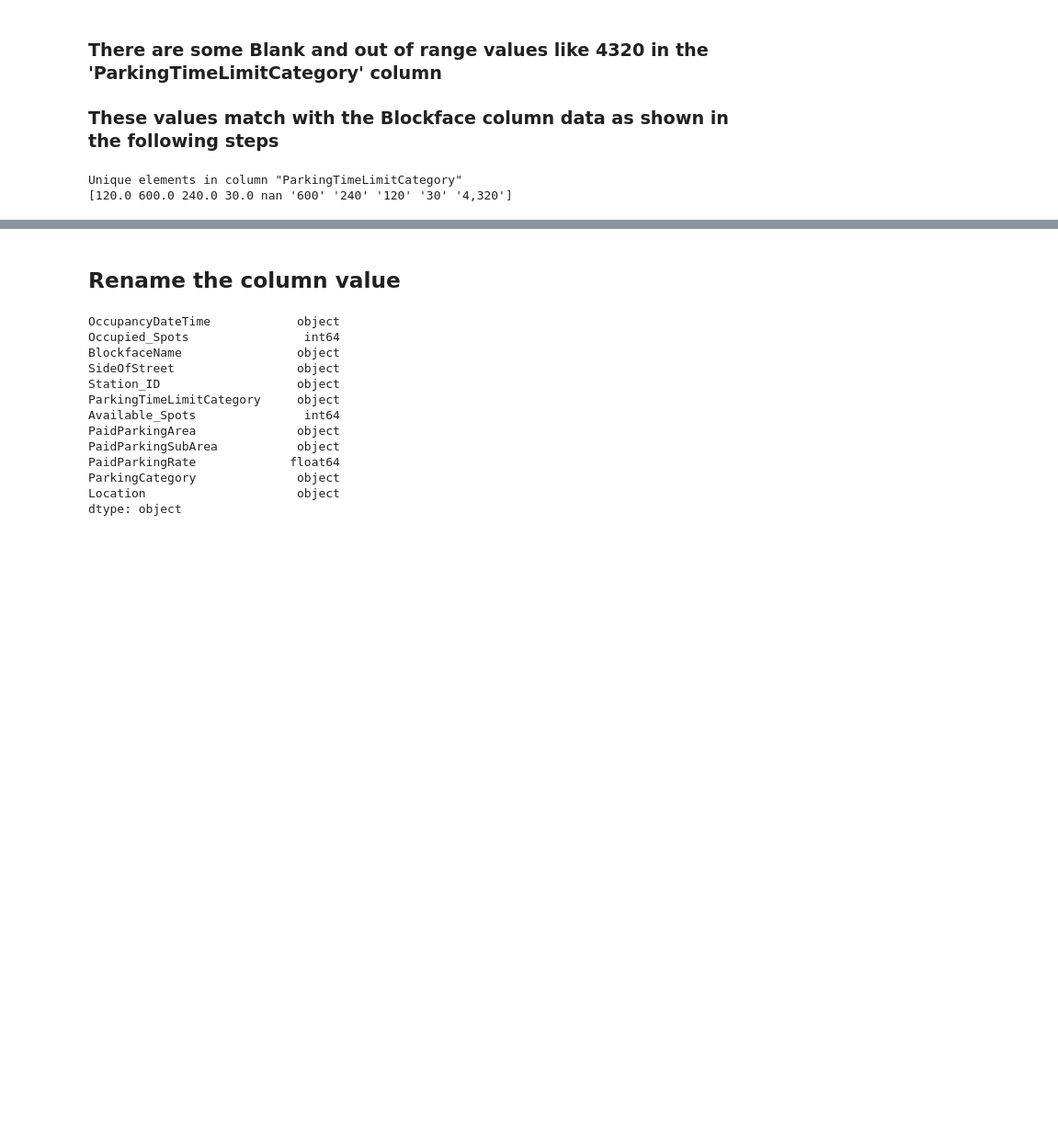
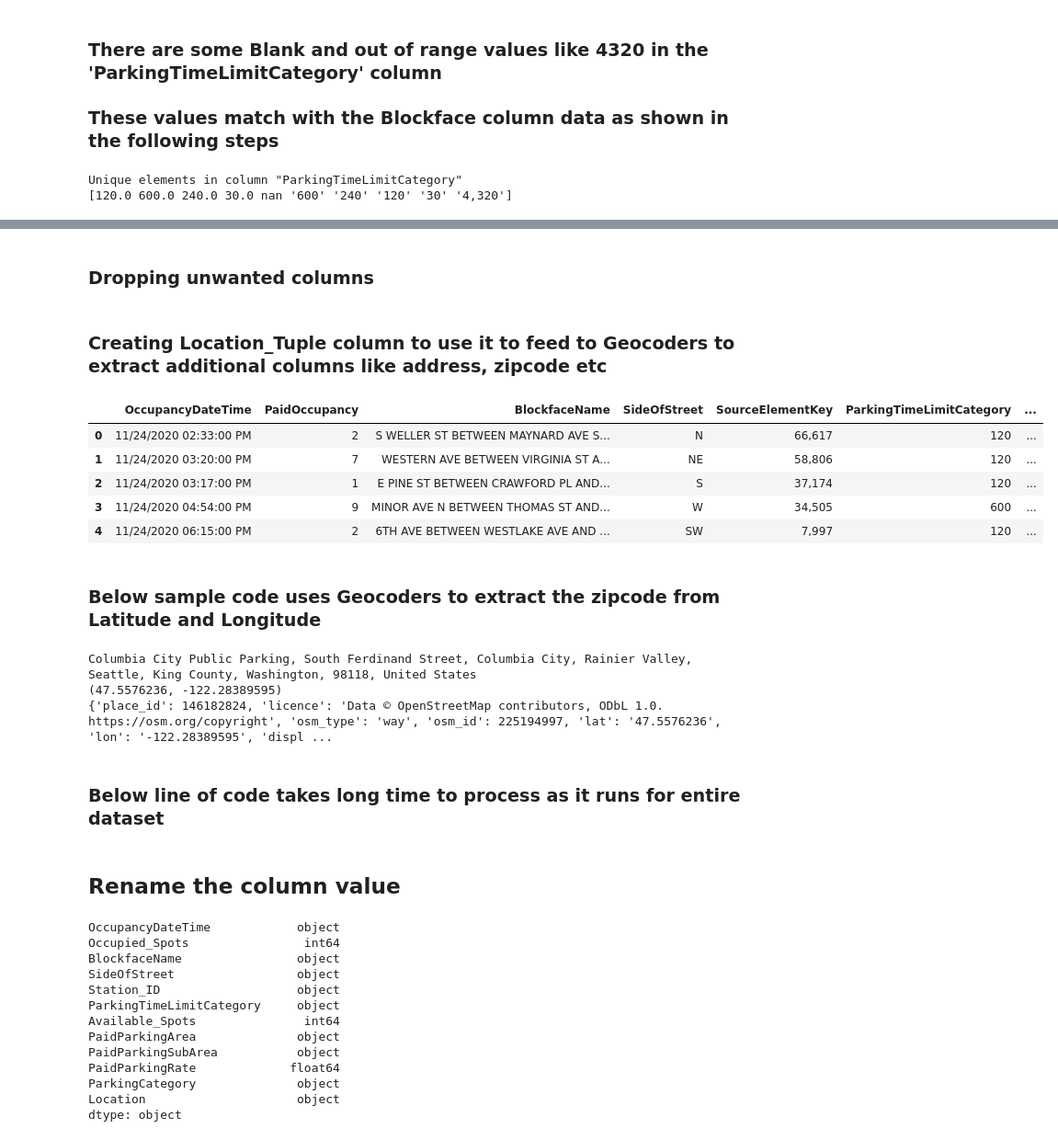
Before and after one commit to yogitasn/SpringBoard-DE-Projects, a Jupyter notebook: Step 4 - Data Exploration/DataExploration.ipynb, the cells around one changed output, grey strips where cells are left out. Shown at 92% size. Cells and saved outputs as stored; diff of their text form; code cells hidden in the pictures; blank space fills up the shorter version.

```diff
--- a/Step 4 - Data Exploration/DataExploration.ipynb
+++ b/Step 4 - Data Exploration/DataExploration.ipynb
@@ -70,0 +79,36 @@ Unique elements in column "ParkingTimeLimitCategory"
+# %%
+df['Longitude']=df.Longitude.str.replace('(','')
+# %% [markdown]
+### Dropping unwanted columns
+# %%
+df=df.drop(['POINT'],axis=1)
+# %%
+df=df.drop(['Location'],axis=1)
+# %% [markdown]
+### Creating Location_Tuple column to use it to feed to Geocoders to extract additional columns like address, zipcode etc
+# %%
+df['Location_Tuple'] = df['Latitude'].map(str) + ',' + df['Longitude'].map(str)
+# %%
+df.head()
+# %% [output]
+|  | OccupancyDateTime | PaidOccupancy | BlockfaceName | SideOfStreet | SourceElementKey | ParkingTimeLimitCategory | ... |
+| 0 | 11/24/2020 02:33:00 PM | 2 | S WELLER ST BETWEEN MAYNARD AVE S... | N | 66,617 | 120 | ... |
+| 1 | 11/24/2020 03:20:00 PM | 7 | WESTERN AVE BETWEEN VIRGINIA ST A... | NE | 58,806 | 120 | ... |
+| 2 | 11/24/2020 03:17:00 PM | 1 | E PINE ST BETWEEN CRAWFORD PL AND... | S | 37,174 | 120 | ... |
+| 3 | 11/24/2020 04:54:00 PM | 9 | MINOR AVE N BETWEEN THOMAS ST AND... | W | 34,505 | 600 | ... |
+| 4 | 11/24/2020 06:15:00 PM | 2 | 6TH AVE BETWEEN WESTLAKE AVE AND ... | SW | 7,997 | 120 | ... |
+# %% [markdown]
+### Below sample code uses Geocoders to extract the zipcode from Latitude and Longitude
+# %%
+from geopy.geocoders import Nominatim
+geolocator = Nominatim(user_agent="dsdsd")
+location = geolocator.reverse("47.55779695,-122.28419469")
+print(location.address)
+print((location.latitude, location.longitude))
+print(location.raw)
+# %% [output]
+Columbia City Public Parking, South Ferdinand Street, Columbia City, Rainier Valley, Seattle, King County, Washington, 98118, United States
+(47.5576236, -122.28389595)
+{'place_id': 146182824, 'licence': 'Data © OpenStreetMap contributors, ODbL 1.0. https://osm.org/copyright', 'osm_type': 'way', 'osm_id': 225194997, 'lat': '47.5576236', 'lon': '-122.28389595', 'displ ...
+# %% [markdown]
+### Below line of code takes long time to process as it runs for entire dataset
```
Also changed, not shown: parts of 6 cells of this notebook, 6 other files.
